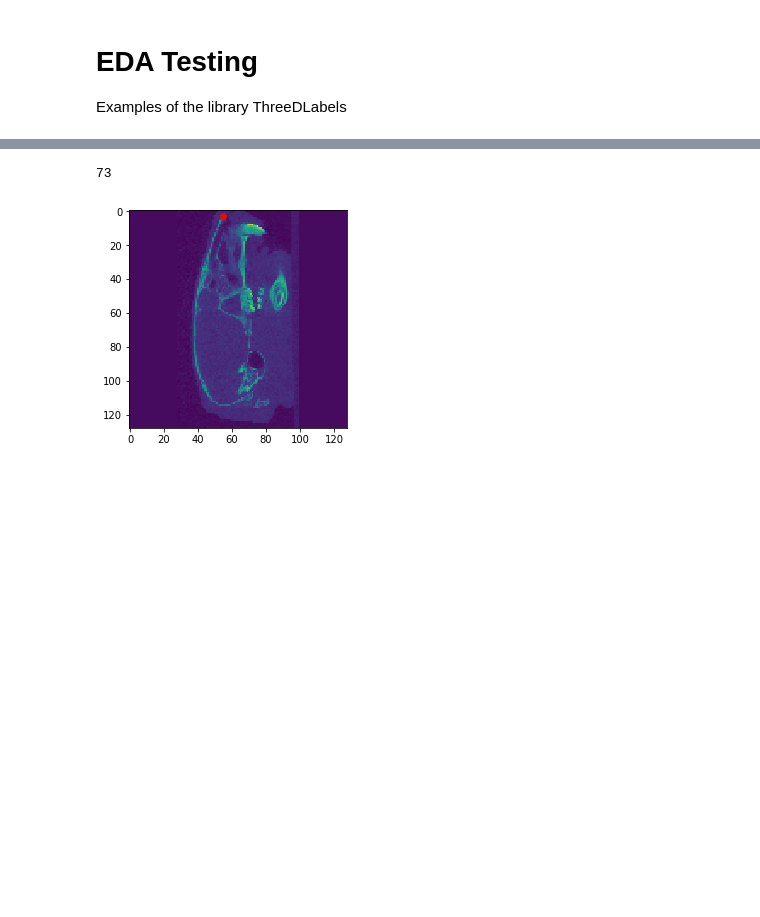
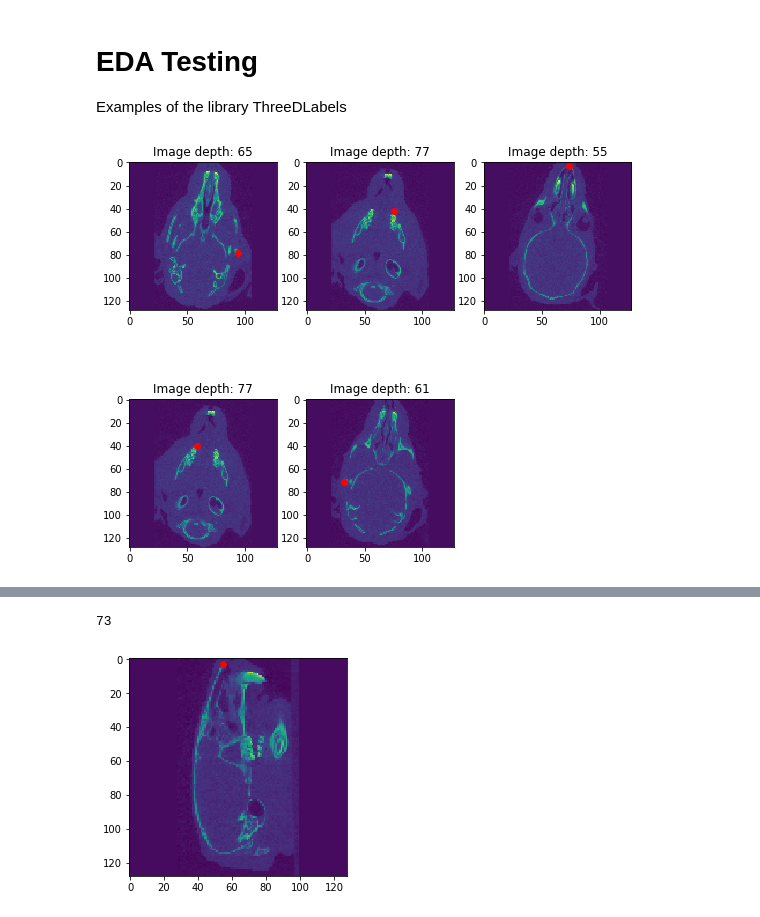
Before and after one commit to 3DLables/3DLabeler, a Jupyter notebook: EDATesting.ipynb, the cells around one changed output, grey strips where cells are left out. Saved outputs shown, nothing was run; the diff lists cells and outputs as text; code cells hidden in the pictures; blank space fills up the shorter version.

Commit message:
Updated visuals for new Image.mri_plot

```diff
--- a/EDATesting.ipynb
+++ b/EDATesting.ipynb
@@ -18,3 +18,7 @@ img475 = Image(img475.get_data(), img475.header.get_zooms(), points475)
 img475.cube()
 # %%
 img475.scale(128)
+# %%
+img475.mri_point_plot()
+# %% [output]
+[figure, added]
```
Also changed, not shown: parts of 4 cells of this notebook.
